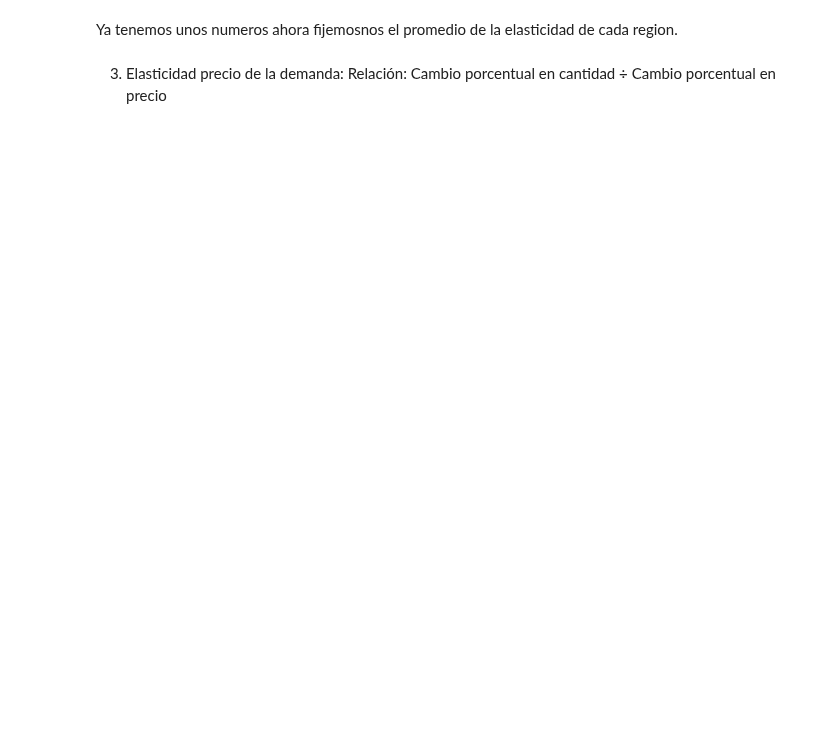
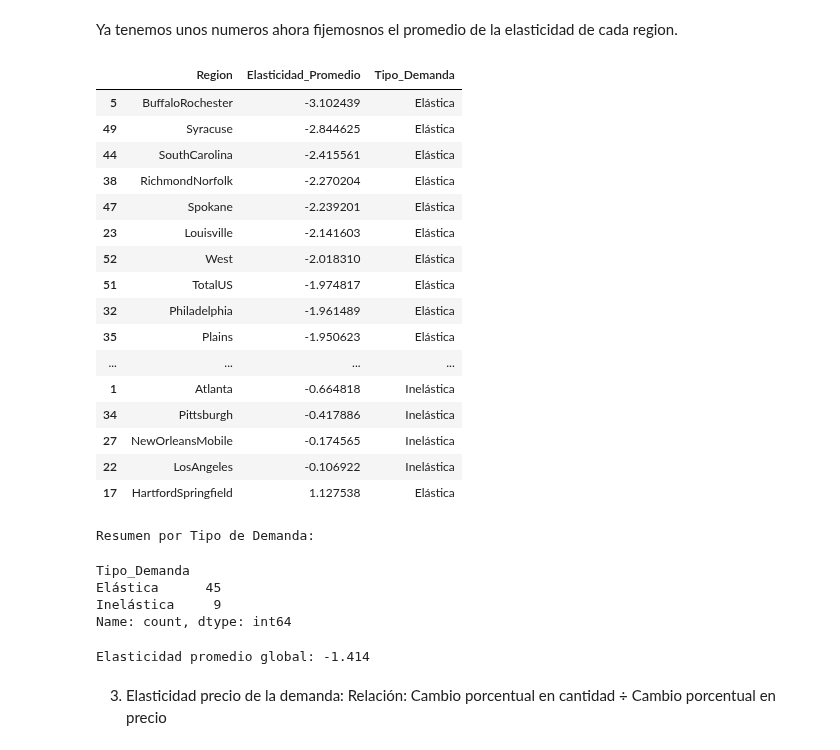
Before and after one commit to alexballera/laboratorio-datos-fce, a Jupyter notebook: 1er_parcial/unidad3/sesion9_Derivada_y_variaciones_de_funciones_Elasticidades/9_1_CasoElasticidades.ipynb, the cells around one changed output. Cells and saved outputs as stored; diff of their text form; code cells hidden in the pictures; blank space fills up the shorter version.

```diff
--- a/1er_parcial/unidad3/sesion9_Derivada_y_variaciones_de_funciones_Elasticidades/9_1_CasoElasticidades.ipynb
+++ b/1er_parcial/unidad3/sesion9_Derivada_y_variaciones_de_funciones_Elasticidades/9_1_CasoElasticidades.ipynb
@@ -337,7 +351,7 @@ Ep[delta_P == 0] = np.nan
 # repetimos
 P = Palta_df['P'].values
 Q = Palta_df['Q'].values
-R = Palta_df['R'].values
+R = Palta_df['region'].values
 
 # Calcular elasticidad arco entre pares consecutivos usando vectorización
 # Evitar división por cero donde el cambio de precio es cero
@@ -353,33 +367,57 @@ Ep = np.divide(delta_Q, delta_P, out=np.full_like(delta_Q, np.nan), where=delta_
 df_elasticidades = pd.DataFrame({
     'Region': R[1:], # Las regiones corresponden a los puntos finales de cada par
     'Elasticidad': Ep
 })
 
 # Calcular elasticidad promedio por región, ignorando los NaN
 elasticidad_por_region = df_elasticidades.groupby('Region')['Elasticidad'].mean().reset_index()
 elasticidad_por_region = elasticidad_por_region.rename(columns={'Elasticidad': 'Elasticidad_Promedio'})
 
 # Clasificar el tipo de demanda
 elasticidad_por_region['Tipo_Demanda'] = np.where(
     abs(elasticidad_por_region['Elasticidad_Promedio']) > 1,
     'Elástica',
     'Inelástica'
 )
 
 # Crear un nuevo DataFrame con los resultados finales
 df_resultados_elasticidad = elasticidad_por_region[['Region', 'Elasticidad_Promedio', 'Tipo_Demanda']].copy()
 
 # Mostrar el nuevo DataFrame
 display(df_resultados_elasticidad.sort_values('Elasticidad_Promedio'))
 
 # Opcional: Mostrar el resumen por tipo de demanda también en un DataFrame o Series
 conteo_tipos = df_resultados_elasticidad['Tipo_Demanda'].value_counts()
 print("\nResumen por Tipo de Demanda:")
 display(conteo_tipos)
 
 # Opcional: Calcular y mostrar la elasticidad promedio global
 elasticidad_promedio_global = df_elasticidades['Elasticidad'].mean()
 print(f"\nElasticidad promedio global: {elasticidad_promedio_global:.3f}")
+# %% [output]
+|  | Region | Elasticidad_Promedio | Tipo_Demanda |
+| 5 | BuffaloRochester | -3.102439 | Elástica |
+| 49 | Syracuse | -2.844625 | Elástica |
+| 44 | SouthCarolina | -2.415561 | Elástica |
+| 38 | RichmondNorfolk | -2.270204 | Elástica |
+| 47 | Spokane | -2.239201 | Elástica |
+| 23 | Louisville | -2.141603 | Elástica |
+| 52 | West | -2.018310 | Elástica |
+| 51 | TotalUS | -1.974817 | Elástica |
+| 32 | Philadelphia | -1.961489 | Elástica |
+| 35 | Plains | -1.950623 | Elástica |
+| ... | ... | ... | ... |
+| 1 | Atlanta | -0.664818 | Inelástica |
+| 34 | Pittsburgh | -0.417886 | Inelástica |
+| 27 | NewOrleansMobile | -0.174565 | Inelástica |
+| 22 | LosAngeles | -0.106922 | Inelástica |
+| 17 | HartfordSpringfield | 1.127538 | Elástica |
+Resumen por Tipo de Demanda:
+Tipo_Demanda
+Elástica      45
+Inelástica     9
+Name: count, dtype: int64
+Elasticidad promedio global: -1.414
 # %% [markdown]
 3. Elasticidad precio de la demanda:
 Relación: Cambio porcentual en cantidad ÷ Cambio porcentual en precio
```
Also changed, not shown: parts of 6 cells of this notebook, 10 other files.
